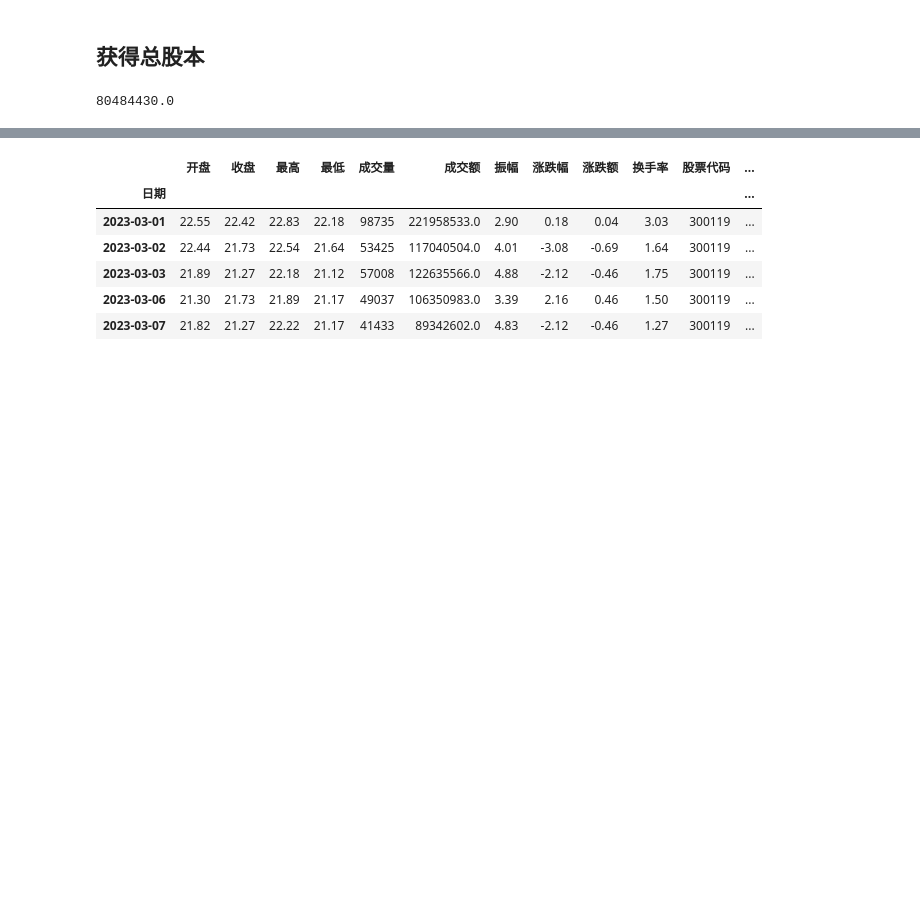
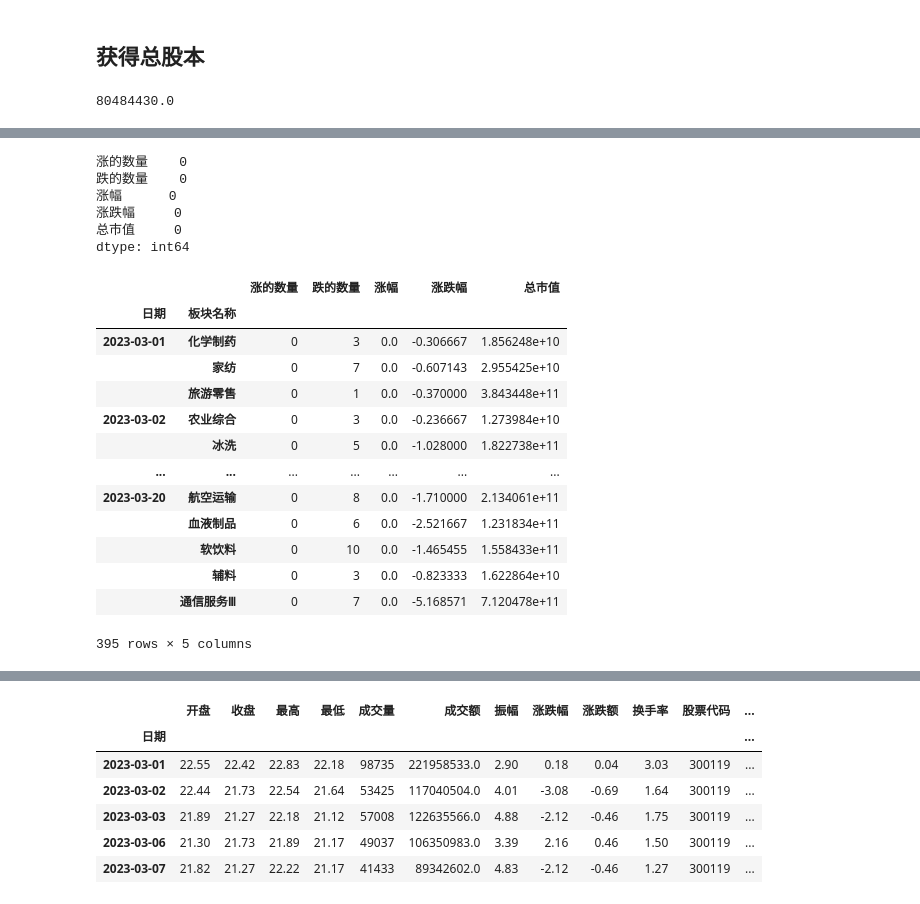
Before and after one commit to minikiller/streamlit-project, a Jupyter notebook: example/for_main.ipynb, the cells around one changed output, grey strips where cells are left out. Saved outputs shown, nothing was run; the diff lists cells and outputs as text; code cells hidden in the pictures; blank space fills up the shorter version.

```diff
--- a/example/for_main.ipynb
+++ b/example/for_main.ipynb
@@ -40,3 +40,9 @@ value_dict = value['总股本'].to_dict()
 value_dict['688018']
 # %% [output]
 80484430.0
+# %%
+# 按股票名称分组，并统计涨幅大于0和小于0的股票数量
+result = df.groupby(["日期",'板块名称'])['涨跌幅'].agg(
+    [('涨的数量', lambda x: sum(x > 0)), ('跌的数量', lambda x: sum(x < 0))])
+result['涨幅'] = result['涨的数量']/(result['涨的数量']+result['跌的数量'])*100
+result
@@ -42,0 +64,4 @@ value_dict['688018']
+# %%
+cur_df = df.groupby(["日期", "板块名称"]).agg(
+    {"涨跌幅": "mean", "总市值": "sum"})
+cur_df
@@ -42,0 +83,31 @@ value_dict['688018']
+# %%
+# Join the two dataframes on the multiindex
+joined_df = result.join(cur_df, on=["日期", "板块名称"])
+# %%
+joined_df.dropna(inplace=True,axis=0)
+# %%
+joined_df.isnull().sum()
+# %% [output]
+涨的数量    0
+跌的数量    0
+涨幅      0
+涨跌幅     0
+总市值     0
+dtype: int64
+# %%
+joined_df[joined_df['涨幅'] == 0]
+# %% [output]
+|  |  | 涨的数量 | 跌的数量 | 涨幅 | 涨跌幅 | 总市值 |
+| 日期 | 板块名称 |  |  |  |  |  |
+| 2023-03-01 | 化学制药 | 0 | 3 | 0.0 | -0.306667 | 1.856248e+10 |
+|  | 家纺 | 0 | 7 | 0.0 | -0.607143 | 2.955425e+10 |
+|  | 旅游零售 | 0 | 1 | 0.0 | -0.370000 | 3.843448e+11 |
+| 2023-03-02 | 农业综合 | 0 | 3 | 0.0 | -0.236667 | 1.273984e+10 |
+|  | 冰洗 | 0 | 5 | 0.0 | -1.028000 | 1.822738e+11 |
+| ... | ... | ... | ... | ... | ... | ... |
+| 2023-03-20 | 航空运输 | 0 | 8 | 0.0 | -1.710000 | 2.134061e+11 |
+|  | 血液制品 | 0 | 6 | 0.0 | -2.521667 | 1.231834e+11 |
+|  | 软饮料 | 0 | 10 | 0.0 | -1.465455 | 1.558433e+11 |
+|  | 辅料 | 0 | 3 | 0.0 | -0.823333 | 1.622864e+10 |
+|  | 通信服务Ⅲ | 0 | 7 | 0.0 | -5.168571 | 7.120478e+11 |
+395 rows × 5 columns
```
Also changed, not shown: parts of 3 cells of this notebook, 1 other file.
